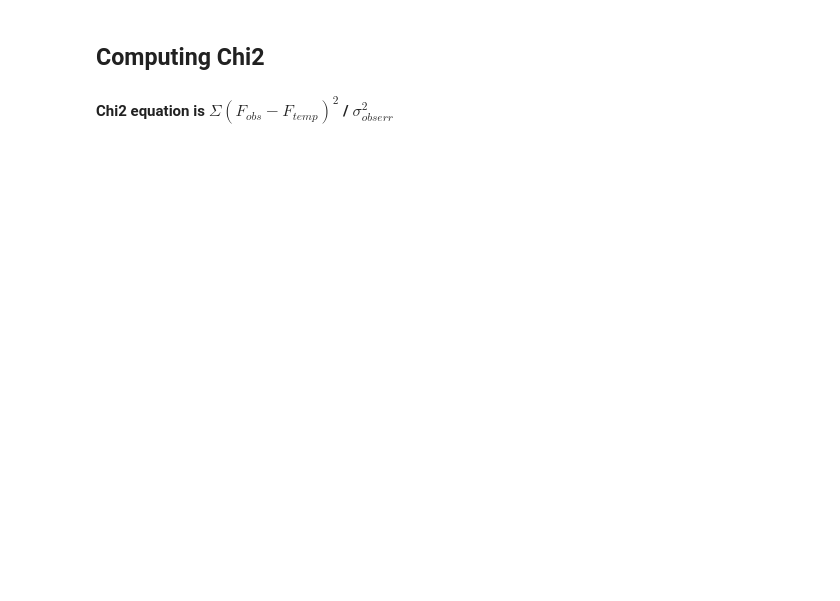
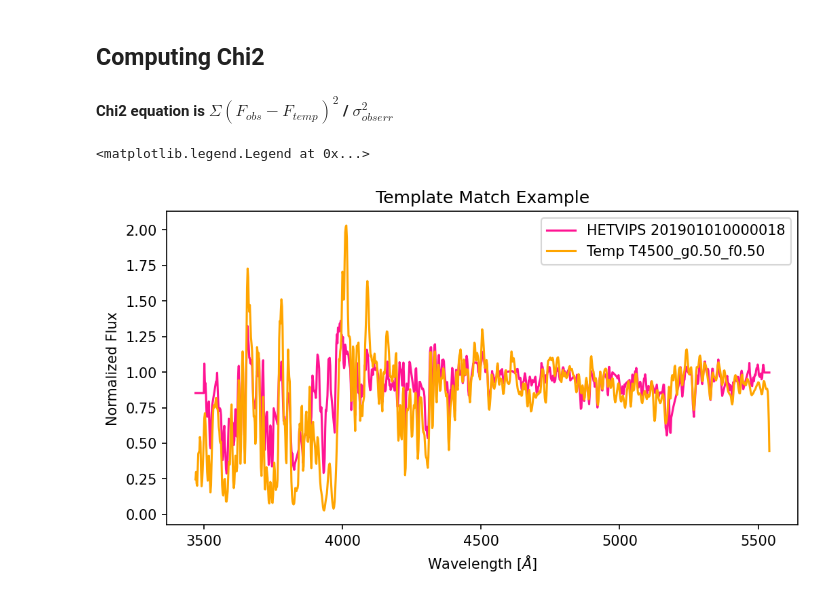
Before and after one commit to Galactic-Archaeology-Lab/het_cannon_projects, a Jupyter notebook: zoe/hetvips_stars.ipynb, the cells around one changed output. Drawn from its saved outputs; the diff is of its cells as text; code cells hidden in the pictures; blank space fills up the shorter version.

```diff
--- a/zoe/hetvips_stars.ipynb
+++ b/zoe/hetvips_stars.ipynb
@@ -275,3 +294,4 @@ Text(0, 0.5, 'Normalized Flux')
 [figure]
 # %%
 # doing for all template spectra
+filenames = glob.glob('../RVgrid/*.spec.conv')
@@ -277,0 +343,2 @@ Text(0, 0.5, 'Normalized Flux')
+# %%
+temp_table = Table([temp_names,raw_fluxes,continua,norm_fluxes],names=['temp_name','raw_flux','cont','norm_flux'])
@@ -278,3 +367,41 @@ Text(0, 0.5, 'Normalized Flux')
 # %% [markdown]
 ## Computing Chi2
 #### Chi2 equation is $\Sigma(F_{obs} - F_{temp})^2$ / $\sigma_{obs err}^2$
+# %%
+def chi_squared(f_obs):
+
+    scores = []
+
+    for this_template in temp_table:
+        values = []
+        for i in range(len(f_obs)):
+            O = f_obs[i]
+            E = this_template['norm_flux'][i]
+
+            value = (O - E)**2 / E
+            values.append(value)
+
+        chi2 = np.sum(values)
+
+        scores.append([this_template['temp_name'],chi2])
+
+    return scores
+# %%
+# testing with first spectrum
+test = chi_squared(hetvips_lamost['normalized_spec'][0])
+chis = [pair[1] for pair in test]
+ind = np.where(chis == np.max(chis))[0]
+name, test = test[ind[0]]
+
+plt.figure(dpi=150,figsize=(8,4))
+plt.title('Template Match Example')
+plt.plot(wave_arr,hetvips_lamost['normalized_spec'][0],color='deeppink',label='HETVIPS %s'%(hetvips_lamost['shotid'][0]))
+
+plt.plot(wave_arr,temp_table['norm_flux'][ind[0]],color='orange',label = 'Temp %s'%(name))
+
+plt.xlabel(r'Wavelength [$\AA$]')
+plt.ylabel('Normalized Flux')
+plt.legend()
+# %% [output]
+<matplotlib.legend.Legend at 0x...>
+[figure, added]
```
Also changed, not shown: parts of 12 cells of this notebook.
